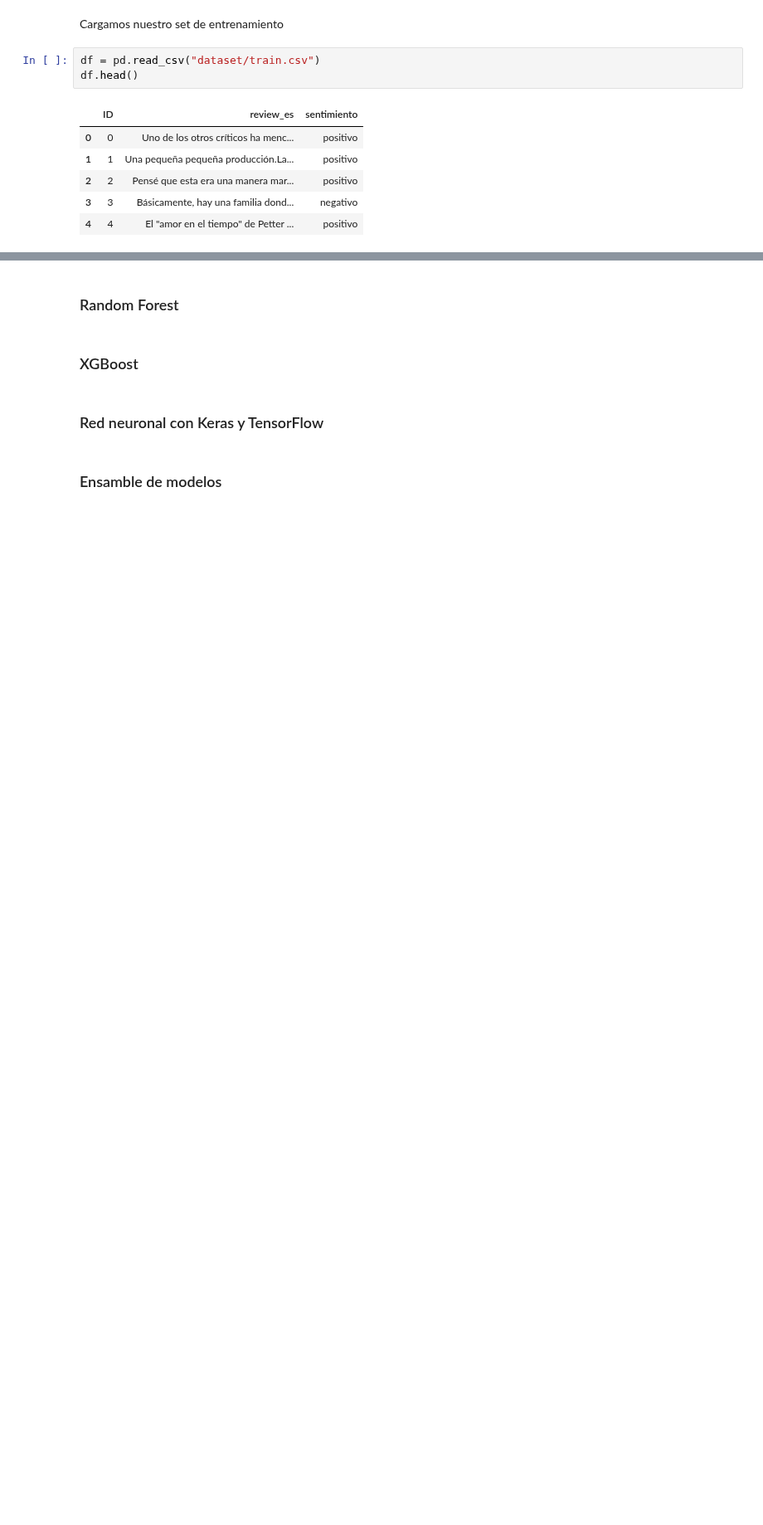
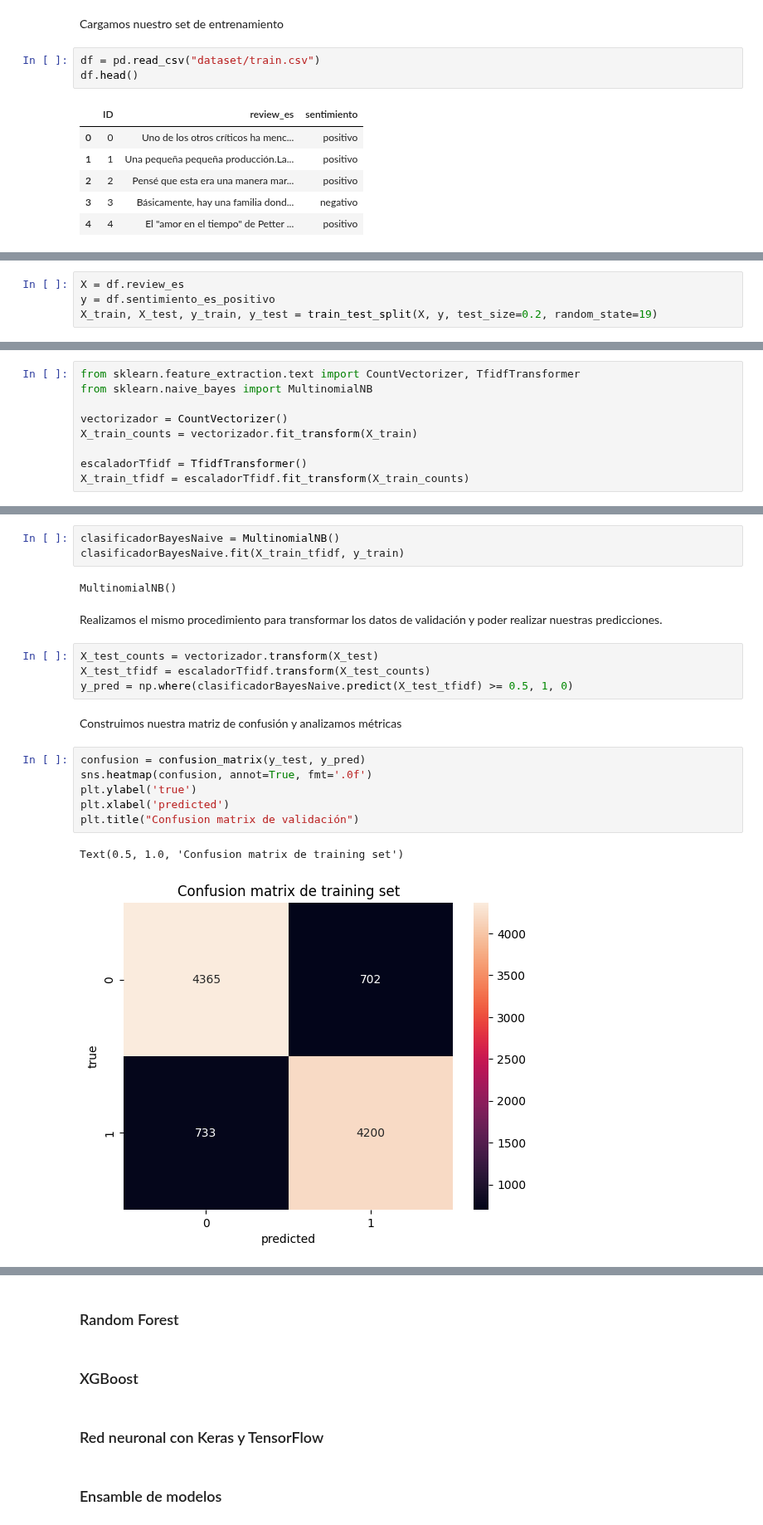
Before and after one commit to LuchoLorenzo1/7506R-1C2023-GRUPO19, a Jupyter notebook: TP2/7506_TP2_GRUPO19_CHP1_ENTREGA.ipynb, the cells around one changed output, grey strips where cells are left out. Shown at 83% size. Drawn from its saved outputs; the diff is of its cells as text; blank space fills up the shorter version.

Commit message:
Clasificador Bayes Naive (no optimizado)

```diff
--- a/TP2/7506_TP2_GRUPO19_CHP1_ENTREGA.ipynb
+++ b/TP2/7506_TP2_GRUPO19_CHP1_ENTREGA.ipynb
@@ -36,0 +51,4 @@ df.head()
+# %%
+X = df.review_es
+y = df.sentimiento_es_positivo
+X_train, X_test, y_train, y_test = train_test_split(X, y, test_size=0.2, random_state=19)
@@ -38,0 +61,9 @@ df.head()
+# %%
+from sklearn.feature_extraction.text import CountVectorizer, TfidfTransformer
+from sklearn.naive_bayes import MultinomialNB
+
+vectorizador = CountVectorizer()
+X_train_counts = vectorizador.fit_transform(X_train)
+
+escaladorTfidf = TfidfTransformer()
+X_train_tfidf = escaladorTfidf.fit_transform(X_train_counts)
@@ -38,0 +72,22 @@ df.head()
+# %%
+clasificadorBayesNaive = MultinomialNB()
+clasificadorBayesNaive.fit(X_train_tfidf, y_train)
+# %% [output]
+MultinomialNB()
+# %% [markdown]
+Realizamos el mismo procedimiento para transformar los datos de validación y poder realizar nuestras predicciones.
+# %%
+X_test_counts = vectorizador.transform(X_test)
+X_test_tfidf = escaladorTfidf.transform(X_test_counts)
+y_pred = np.where(clasificadorBayesNaive.predict(X_test_tfidf) >= 0.5, 1, 0)
+# %% [markdown]
+Construimos nuestra matriz de confusión y analizamos métricas
+# %%
+confusion = confusion_matrix(y_test, y_pred)
+sns.heatmap(confusion, annot=True, fmt='.0f')
+plt.ylabel('true')
+plt.xlabel('predicted')
+plt.title("Confusion matrix de validación")
+# %% [output]
+Text(0.5, 1.0, 'Confusion matrix de training set')
+[figure, added]
```
Also changed, not shown: parts of 10 cells of this notebook.
